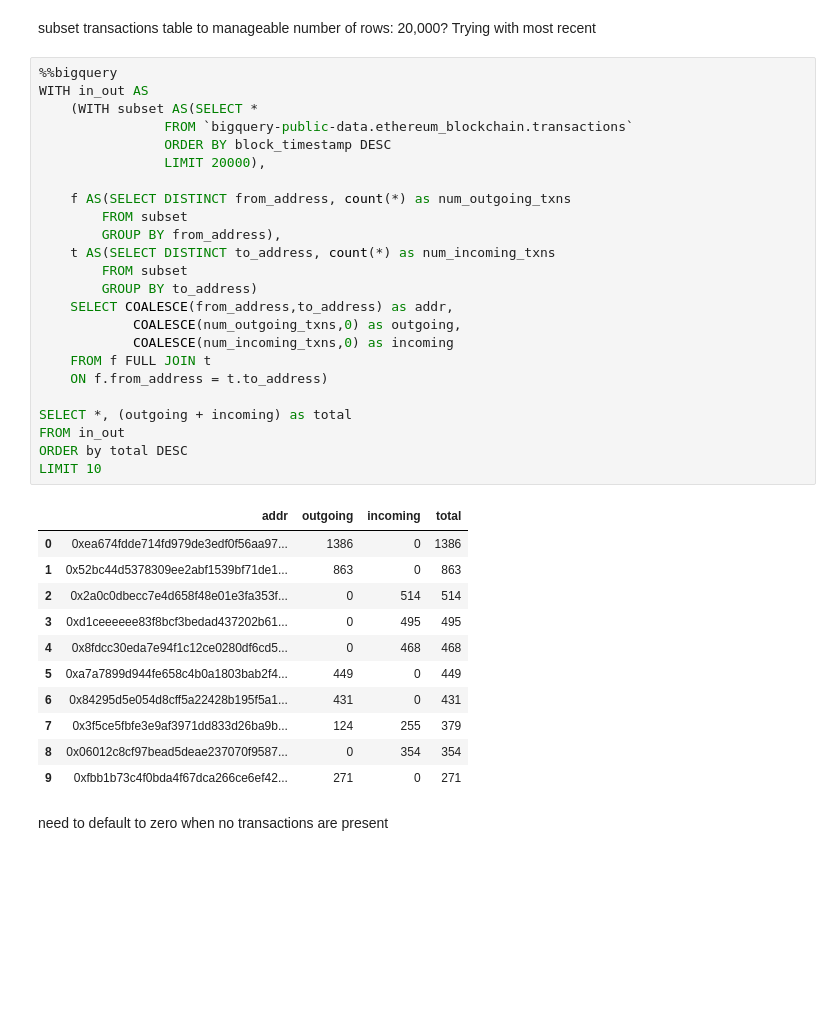
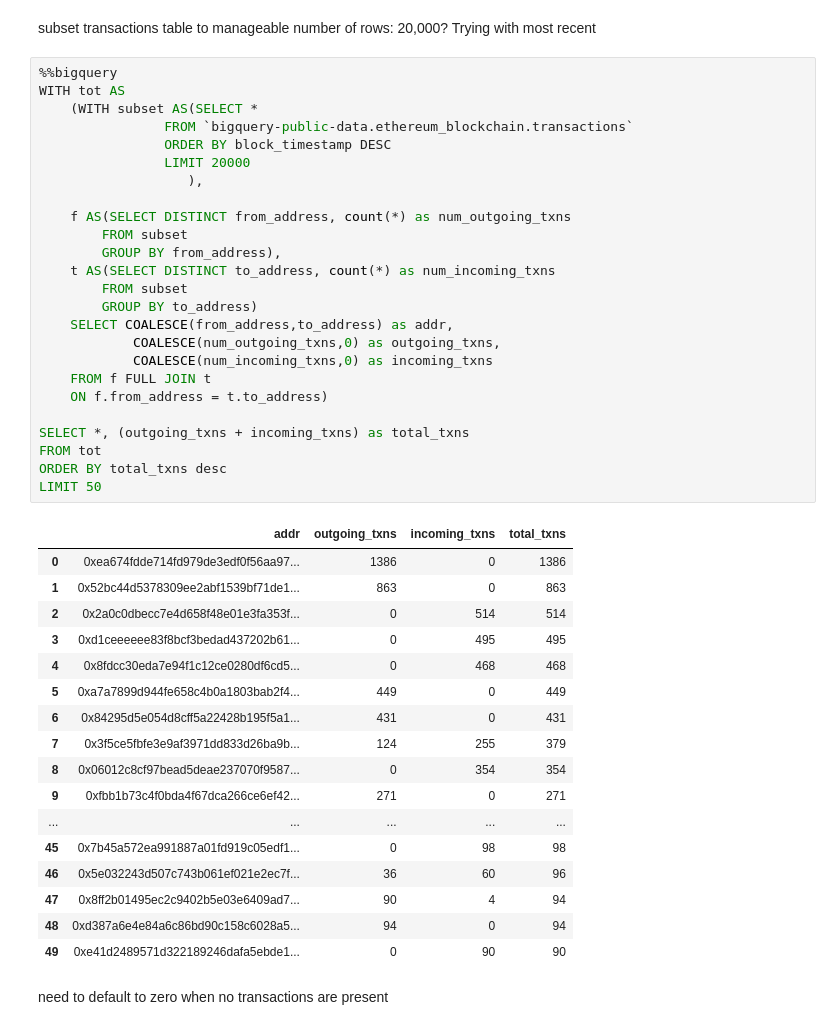
Before and after one commit to willprice221/ethereum_clustering, a Jupyter notebook: eda/eda.ipynb, the cells around one changed output. Drawn from its saved outputs; the diff is of its cells as text; blank space fills up the shorter version.

Commit message:
figured out table creation

```diff
--- a/eda/eda.ipynb
+++ b/eda/eda.ipynb
@@ -69,30 +108,31 @@ df.head()
 subset transactions table to manageable number of rows: 20,000? Trying with most recent
 # %%
 %%bigquery
-WITH in_out AS
+WITH tot AS
     (WITH subset AS(SELECT *
                 FROM `bigquery-public-data.ethereum_blockchain.transactions`
                 ORDER BY block_timestamp DESC
-                LIMIT 20000),
+                LIMIT 20000
+                   ),
 
     f AS(SELECT DISTINCT from_address, count(*) as num_outgoing_txns
         FROM subset
         GROUP BY from_address),
     t AS(SELECT DISTINCT to_address, count(*) as num_incoming_txns
         FROM subset
         GROUP BY to_address)
     SELECT COALESCE(from_address,to_address) as addr,
-            COALESCE(num_outgoing_txns,0) as outgoing,
-            COALESCE(num_incoming_txns,0) as incoming
+            COALESCE(num_outgoing_txns,0) as outgoing_txns,
+            COALESCE(num_incoming_txns,0) as incoming_txns
     FROM f FULL JOIN t
     ON f.from_address = t.to_address)
 
-SELECT *, (outgoing + incoming) as total
-FROM in_out
-ORDER by total DESC
-LIMIT 10
+SELECT *, (outgoing_txns + incoming_txns) as total_txns
+FROM tot
+ORDER BY total_txns desc
+LIMIT 50
 # %% [output]
-|  | addr | outgoing | incoming | total |
+|  | addr | outgoing_txns | incoming_txns | total_txns |
 | 0 | 0xea674fdde714fd979de3edf0f56aa97... | 1386 | 0 | 1386 |
 | 1 | 0x52bc44d5378309ee2abf1539bf71de1... | 863 | 0 | 863 |
 | 2 | 0x2a0c0dbecc7e4d658f48e01e3fa353f... | 0 | 514 | 514 |
@@ -103,6 +143,12 @@ LIMIT 10
 | 7 | 0x3f5ce5fbfe3e9af3971dd833d26ba9b... | 124 | 255 | 379 |
 | 8 | 0x06012c8cf97bead5deae237070f9587... | 0 | 354 | 354 |
 | 9 | 0xfbb1b73c4f0bda4f67dca266ce6ef42... | 271 | 0 | 271 |
+| ... | ... | ... | ... | ... |
+| 45 | 0x7b45a572ea991887a01fd919c05edf1... | 0 | 98 | 98 |
+| 46 | 0x5e032243d507c743b061ef021e2ec7f... | 36 | 60 | 96 |
+| 47 | 0x8ff2b01495ec2c9402b5e03e6409ad7... | 90 | 4 | 94 |
+| 48 | 0xd387a6e4e84a6c86bd90c158c6028a5... | 94 | 0 | 94 |
+| 49 | 0xe41d2489571d322189246dafa5ebde1... | 0 | 90 | 90 |
 # %% [markdown]
 need to default to zero when no transactions are present
 # %%
```
Also changed, not shown: parts of 8 cells of this notebook.
